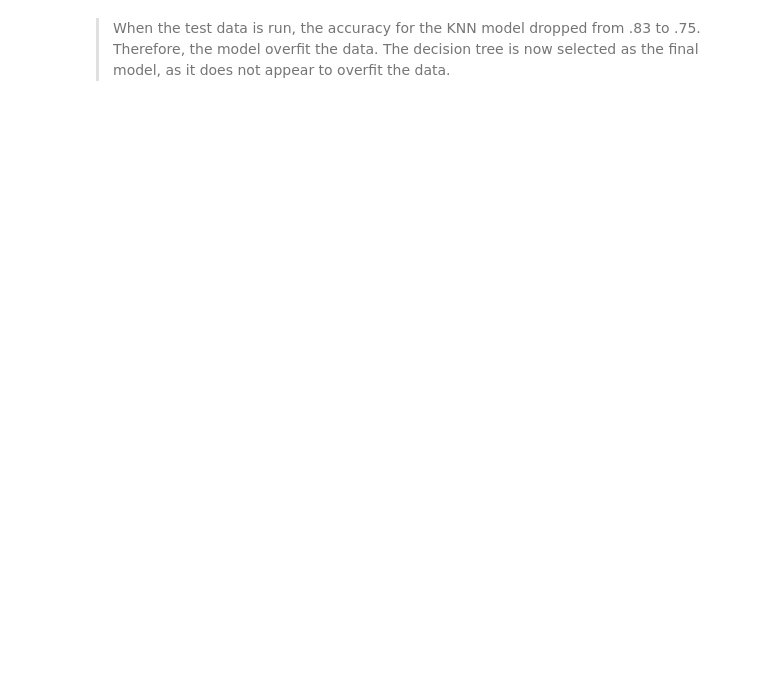
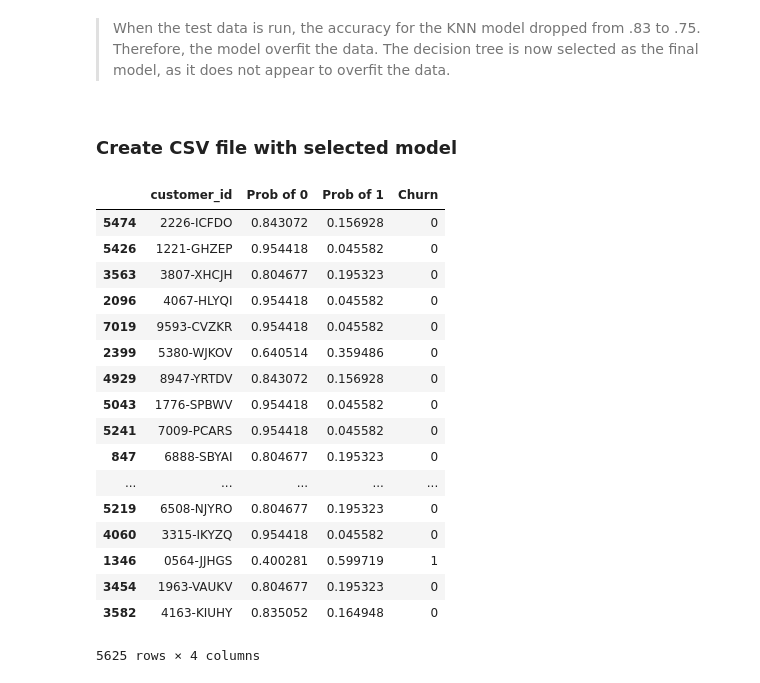
Before and after one commit to misty-garcia/telco-churn-project, a Jupyter notebook: telco_pipeline.ipynb, the cells around one changed output. Drawn from its saved outputs; the diff is of its cells as text; code cells hidden in the pictures; blank space fills up the shorter version.

Commit message:
predict churn in csv

```diff
--- a/telco_pipeline.ipynb
+++ b/telco_pipeline.ipynb
@@ -1102,3 +1142,42 @@ Accuracy of KNN classifier on test set: 0.75
 # %% [markdown]
 > When the test data is run, the accuracy for the KNN model dropped from .83 to .75. Therefore, the model overfit the data.
 > The decision tree is now selected as the final model, as it does not appear to overfit the data.
+# %% [markdown]
+### Create CSV file with selected model
+# %%
+# use predictions from the decision tree
+y_pred = clf.predict(X_train1)
+y_pred_proba = clf.predict_proba(X_train1)
+# %%
+# create dataframes with the indexes
+df_y_pred = pd.DataFrame(y_pred).set_index(X_train1.index)
+df_y_pred_proba = pd.DataFrame(y_pred_proba).set_index(X_train1.index)
+df_id = train1[["customer_id"]]
+# %%
+# merge the three dfs together
+df_y = pd.merge(df_y_pred_proba, df_y_pred, left_index=True, right_index=True)
+df_y = pd.merge(df_id, df_y, left_index=True, right_index=True)
+# %%
+# rename columns
+df_y.rename(columns = {'0_x': 'Prob of 0', 1:'Prob of 1','0_y':'Churn'}, inplace=True)
+# %%
+df_y
+# %% [output]
+|  | customer_id | Prob of 0 | Prob of 1 | Churn |
+| 5474 | 2226-ICFDO | 0.843072 | 0.156928 | 0 |
+| 5426 | 1221-GHZEP | 0.954418 | 0.045582 | 0 |
+| 3563 | 3807-XHCJH | 0.804677 | 0.195323 | 0 |
+| 2096 | 4067-HLYQI | 0.954418 | 0.045582 | 0 |
+| 7019 | 9593-CVZKR | 0.954418 | 0.045582 | 0 |
+| 2399 | 5380-WJKOV | 0.640514 | 0.359486 | 0 |
+| 4929 | 8947-YRTDV | 0.843072 | 0.156928 | 0 |
+| 5043 | 1776-SPBWV | 0.954418 | 0.045582 | 0 |
+| 5241 | 7009-PCARS | 0.954418 | 0.045582 | 0 |
+| 847 | 6888-SBYAI | 0.804677 | 0.195323 | 0 |
+| ... | ... | ... | ... | ... |
+| 5219 | 6508-NJYRO | 0.804677 | 0.195323 | 0 |
+| 4060 | 3315-IKYZQ | 0.954418 | 0.045582 | 0 |
+| 1346 | 0564-JJHGS | 0.400281 | 0.599719 | 1 |
+| 3454 | 1963-VAUKV | 0.804677 | 0.195323 | 0 |
+| 3582 | 4163-KIUHY | 0.835052 | 0.164948 | 0 |
+5625 rows × 4 columns
```
Also changed, not shown: parts of 18 cells of this notebook, 1 other file.
